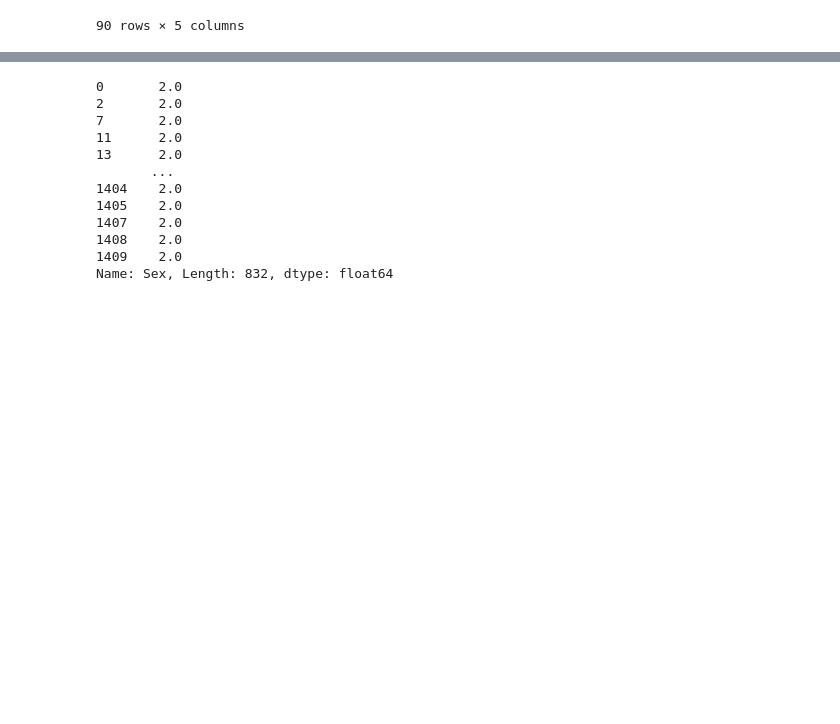
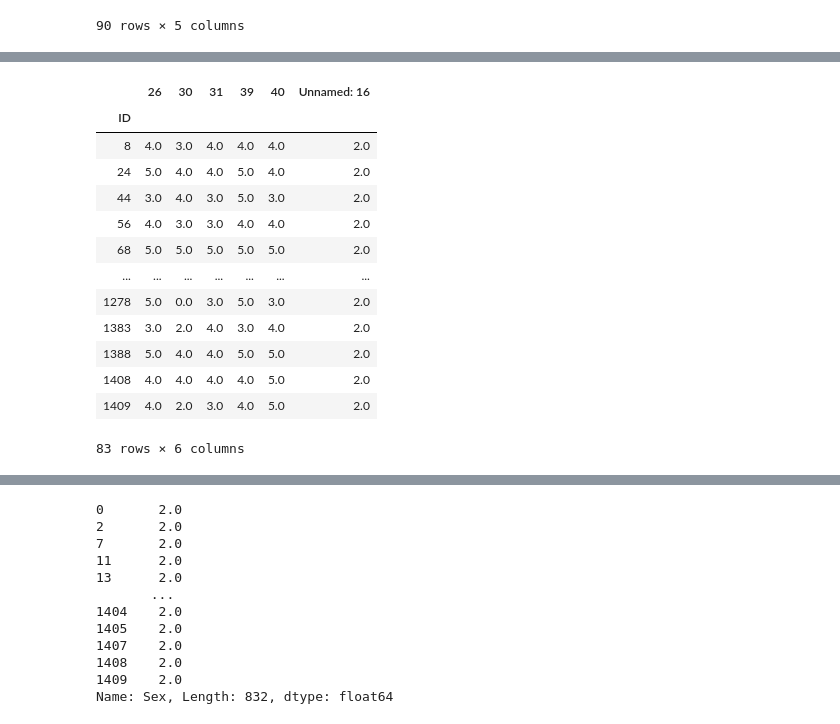
Before and after one commit to josephshanks/JapanEarthquake2011, a Jupyter notebook: S1.ipynb, the cells around one changed output, grey strips where cells are left out. Cells and saved outputs as stored; diff of their text form; code cells hidden in the pictures; blank space fills up the shorter version.

```diff
--- a/S1.ipynb
+++ b/S1.ipynb
@@ -304,0 +341,17 @@ df_p_emotional_regulation[df_p_emotional_regulation['Unnamed: 16'] ==2][df_p_emo
+# %%
+df_p_leadership[df_p_leadership['Unnamed: 16'] ==2][df_p_leadership[[26, 30, 31, 39, 40]].sum(axis=1) >=16]
+# %% [output]
+|  | 26 | 30 | 31 | 39 | 40 | Unnamed: 16 |
+| ID |  |  |  |  |  |  |
+| 8 | 4.0 | 3.0 | 4.0 | 4.0 | 4.0 | 2.0 |
+| 24 | 5.0 | 4.0 | 4.0 | 5.0 | 4.0 | 2.0 |
+| 44 | 3.0 | 4.0 | 3.0 | 5.0 | 3.0 | 2.0 |
+| 56 | 4.0 | 3.0 | 3.0 | 4.0 | 4.0 | 2.0 |
+| 68 | 5.0 | 5.0 | 5.0 | 5.0 | 5.0 | 2.0 |
+| ... | ... | ... | ... | ... | ... | ... |
+| 1278 | 5.0 | 0.0 | 3.0 | 5.0 | 3.0 | 2.0 |
+| 1383 | 3.0 | 2.0 | 4.0 | 3.0 | 4.0 | 2.0 |
+| 1388 | 5.0 | 4.0 | 4.0 | 5.0 | 5.0 | 2.0 |
+| 1408 | 4.0 | 4.0 | 4.0 | 4.0 | 5.0 | 2.0 |
+| 1409 | 4.0 | 2.0 | 3.0 | 4.0 | 5.0 | 2.0 |
+83 rows × 6 columns
```
Also changed, not shown: parts of 19 cells of this notebook.
